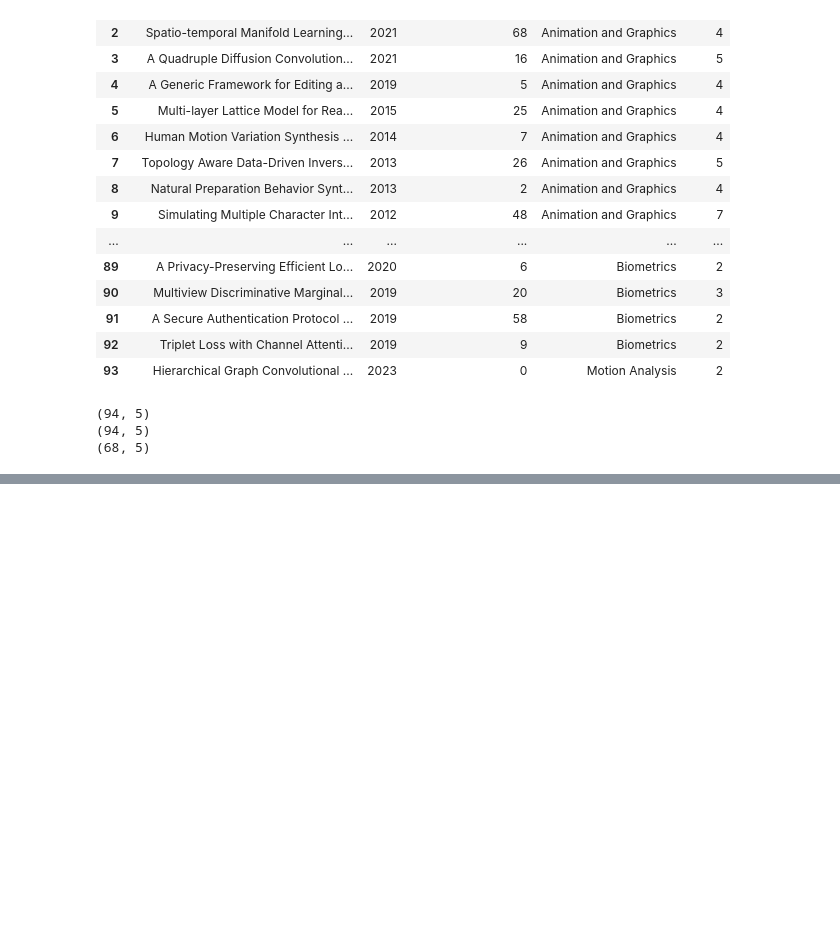
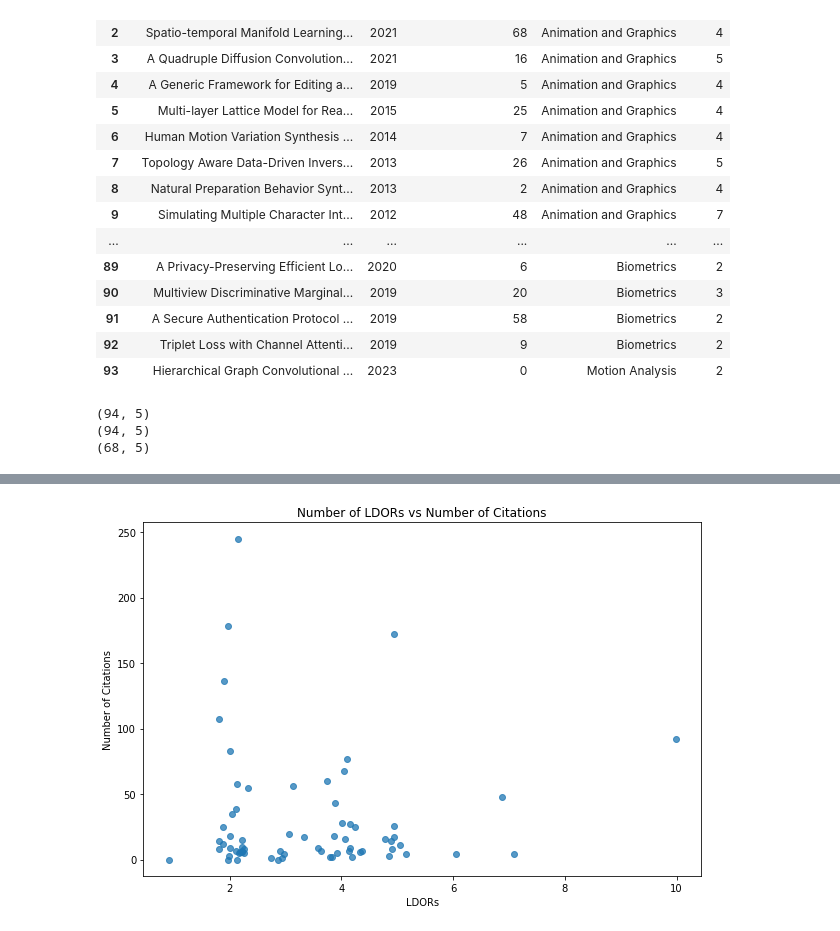
Before and after one commit to alasdair-breasley/pds-assignment, a Jupyter notebook: PDS_Assignment.ipynb, the cells around one changed output, grey strips where cells are left out. Saved outputs shown, nothing was run; the diff lists cells and outputs as text; code cells hidden in the pictures; blank space fills up the shorter version.

Commit message:
Question 2 - Added scatter plot.

```diff
--- a/PDS_Assignment.ipynb
+++ b/PDS_Assignment.ipynb
@@ -477,6 +479,7 @@ unique_journal_papers_dataframe = journal_papers_dataframe.drop_duplicates(subse
 # Convert Number of Citations and LDOR columns to integers in the relevant deduplicated vs deduplicated by group dataframes
 unique_journal_papers_dataframe_bytopic["Number of Citations"] = pd.to_numeric(unique_journal_papers_dataframe_bytopic["Number of Citations"], errors = "coerce")
 
+unique_journal_papers_dataframe["Number of Citations"] = pd.to_numeric(unique_journal_papers_dataframe["Number of Citations"], errors = "coerce")
 unique_journal_papers_dataframe["LDOR"] = pd.to_numeric(unique_journal_papers_dataframe["LDOR"], errors = "coerce")
 # %%
 print(journal_papers_dataframe.shape)
@@ -515,3 +519,19 @@ citations_dataframe.rename(columns = {"mean" : "Mean Number of Citations per Jou
 | Others | 43.4 | 5746.3 |
 | Robotics | 4.5 | 13.7 |
 | Virtual Reality | 5.2 | 15.6 |
+# %%
+# Figure 2
+
+np.random.seed(123)
+
+plt.figure(figsize = (10, 6.5))
+# Jitter the LDORs values to prevent overplotting
+plt.scatter(unique_journal_papers_dataframe["LDOR"] + np.random.normal(0, 0.15, size = unique_journal_papers_dataframe["LDOR"].shape),
+            unique_journal_papers_dataframe["Number of Citations"], alpha = 0.75)
+plt.title("Number of LDORs vs Number of Citations")
+plt.xlabel("LDORs")
+plt.ylabel("Number of Citations")
+
+plt.show()
+# %% [output]
+[figure, added]
```
Also changed, not shown: parts of 2 cells of this notebook.
